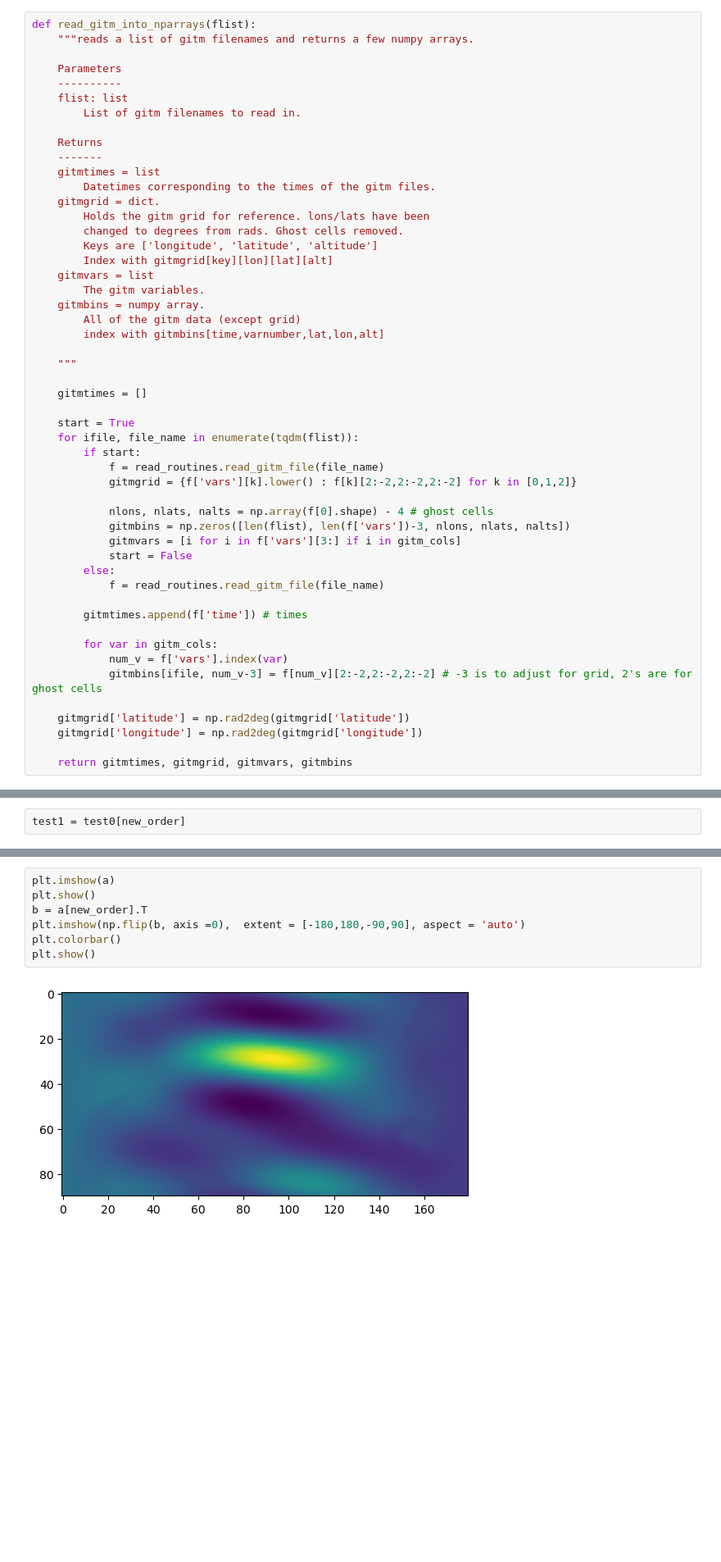
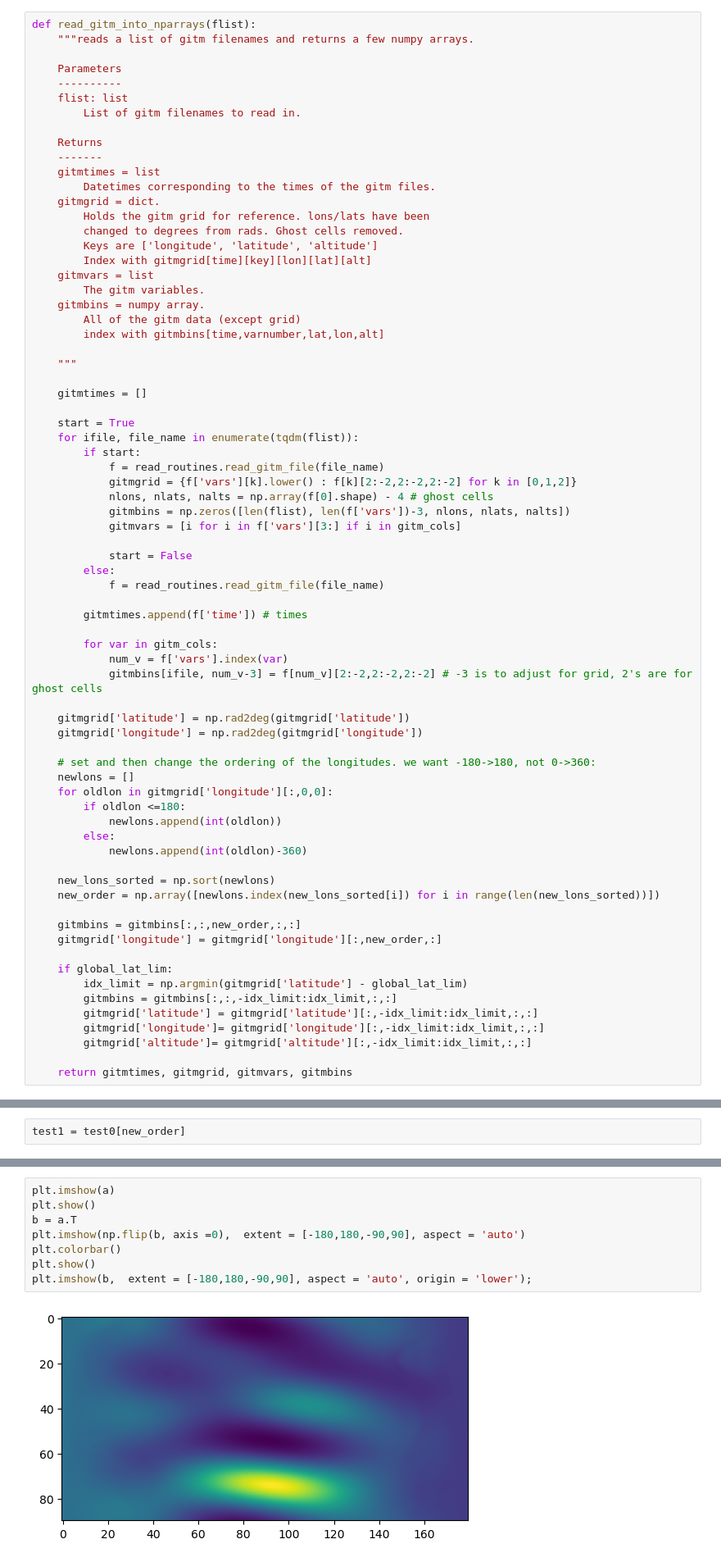
Before and after one commit to abukowski21/SAMI3-GITM-python, a Jupyter notebook: test_stuff.ipynb, the cells around one changed output, grey strips where cells are left out. Shown at 82% size. Drawn from its saved outputs; the diff is of its cells as text; blank space fills up the shorter version.

```diff
--- a/test_stuff.ipynb
+++ b/test_stuff.ipynb
@@ -88,7 +88,7 @@ def read_gitm_into_nparrays(flist):
         Holds the gitm grid for reference. lons/lats have been
         changed to degrees from rads. Ghost cells removed.
         Keys are ['longitude', 'latitude', 'altitude']
-        Index with gitmgrid[key][lon][lat][alt]
+        Index with gitmgrid[time][key][lon][lat][alt]
     gitmvars = list
         The gitm variables.
     gitmbins = numpy array.
@@ -104,10 +104,10 @@ def read_gitm_into_nparrays(flist):
         if start:
             f = read_routines.read_gitm_file(file_name)
             gitmgrid = {f['vars'][k].lower() : f[k][2:-2,2:-2,2:-2] for k in [0,1,2]}
-
             nlons, nlats, nalts = np.array(f[0].shape) - 4 # ghost cells
             gitmbins = np.zeros([len(flist), len(f['vars'])-3, nlons, nlats, nalts])
             gitmvars = [i for i in f['vars'][3:] if i in gitm_cols]
+
             start = False
         else:
             f = read_routines.read_gitm_file(file_name)
@@ -121,6 +121,27 @@ def read_gitm_into_nparrays(flist):
     gitmgrid['latitude'] = np.rad2deg(gitmgrid['latitude'])
     gitmgrid['longitude'] = np.rad2deg(gitmgrid['longitude'])
 
+    # set and then change the ordering of the longitudes. we want -180->180, not 0->360:
+    newlons = []
+    for oldlon in gitmgrid['longitude'][:,0,0]:
+        if oldlon <=180:
+            newlons.append(int(oldlon))
+        else:
+            newlons.append(int(oldlon)-360)
+
+    new_lons_sorted = np.sort(newlons)
+    new_order = np.array([newlons.index(new_lons_sorted[i]) for i in range(len(new_lons_sorted))])
+
+    gitmbins = gitmbins[:,:,new_order,:,:]
+    gitmgrid['longitude'] = gitmgrid['longitude'][:,new_order,:]
+
+    if global_lat_lim:
+        idx_limit = np.argmin(gitmgrid['latitude'] - global_lat_lim)
+        gitmbins = gitmbins[:,:,-idx_limit:idx_limit,:,:]
+        gitmgrid['latitude'] = gitmgrid['latitude'][:,-idx_limit:idx_limit,:,:]
+        gitmgrid['longitude']= gitmgrid['longitude'][:,-idx_limit:idx_limit,:,:]
+        gitmgrid['altitude']= gitmgrid['altitude'][:,-idx_limit:idx_limit,:,:]
+
     return gitmtimes, gitmgrid, gitmvars, gitmbins
 # %%
 gitmtimes, gitmgrid, gitmvars, gitmbins = read_gitm_into_nparrays(gitm_files[storm_start_index:storm_start_index+10])
@@ -243,10 +323,11 @@ array([[[-89.5, -89.5, -89.5, ..., -89.5, -89.5, -89.5],
 # %%
 plt.imshow(a)
 plt.show()
-b = a[new_order].T
+b = a.T
 plt.imshow(np.flip(b, axis =0),  extent = [-180,180,-90,90], aspect = 'auto')
 plt.colorbar()
 plt.show()
+plt.imshow(b,  extent = [-180,180,-90,90], aspect = 'auto', origin = 'lower');
 # %% [output]
-[figure, old version]
+[figure, new version]
 [figure]
```
Also changed, not shown: parts of 29 cells of this notebook.
